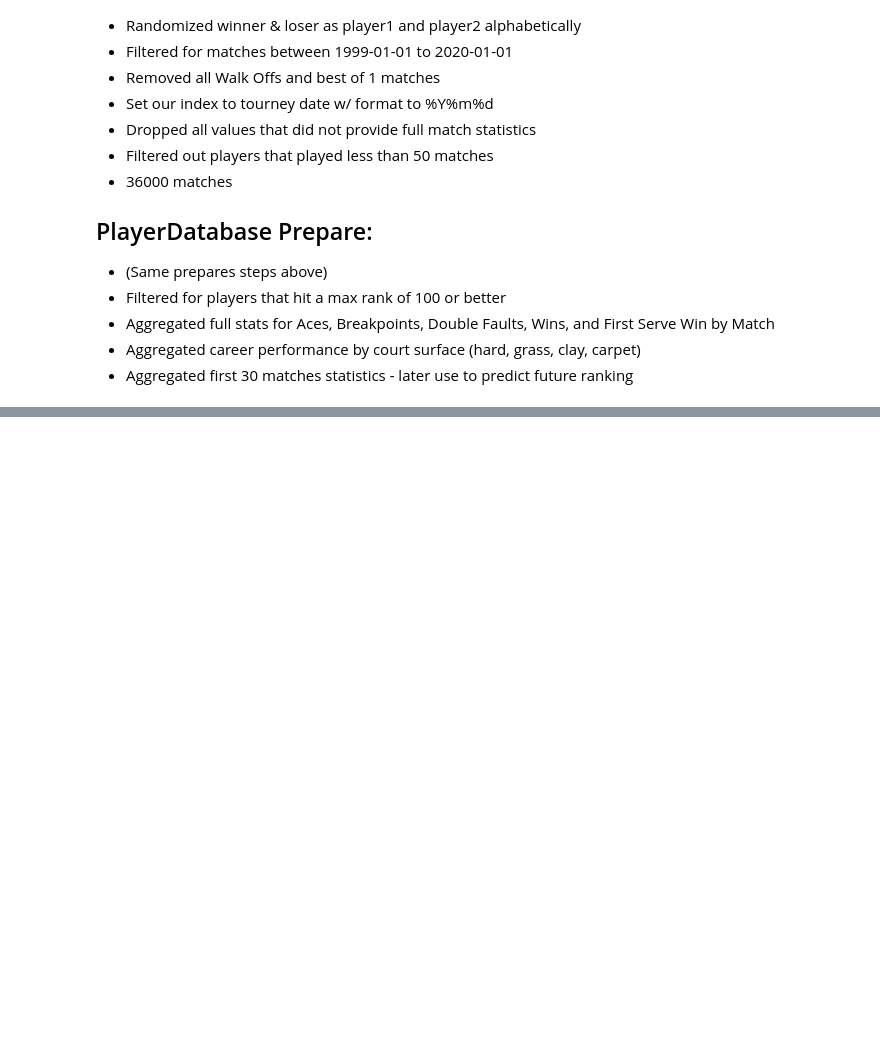
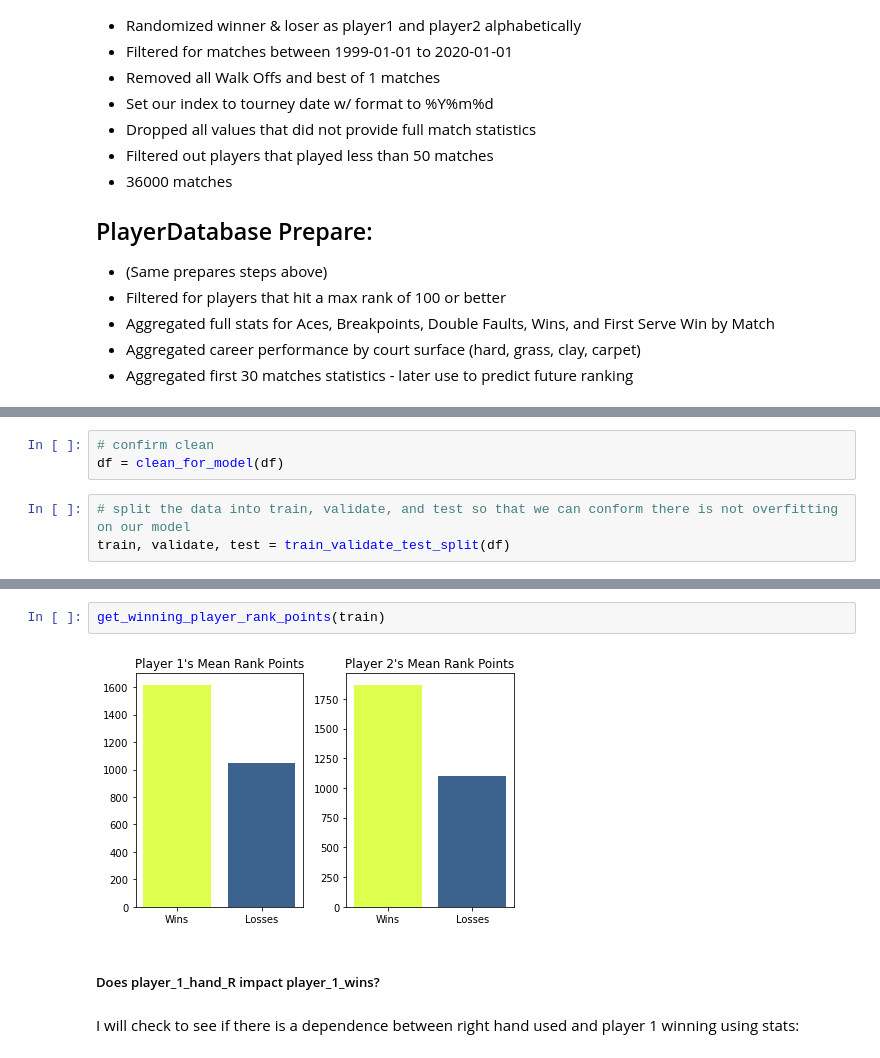
Before and after one commit to Racket-Science/Tennis-Match-Predictions, a Jupyter notebook: Notebooks/MVP Notebook.ipynb, the cells around one changed output, grey strips where cells are left out. Cells and saved outputs as stored; diff of their text form; blank space fills up the shorter version.

```diff
--- a/Notebooks/MVP Notebook.ipynb
+++ b/Notebooks/MVP Notebook.ipynb
@@ -121,0 +111,6 @@ PlayerData.head()
+# %%
+# confirm clean
+df = clean_for_model(df)
+# %%
+# split the data into train, validate, and test so that we can conform there is not overfitting on our model
+train, validate, test = train_validate_test_split(df)
@@ -121,0 +183,8 @@ PlayerData.head()
+# %%
+get_winning_player_rank_points(train)
+# %% [output]
+[figure, added]
+# %% [markdown]
+##### Does player_1_hand_R impact player_1_wins?
+# %% [markdown]
+I will check to see if there is a dependence between right hand used and player 1 winning using stats:
```
Also changed, not shown: parts of 54 cells of this notebook.
